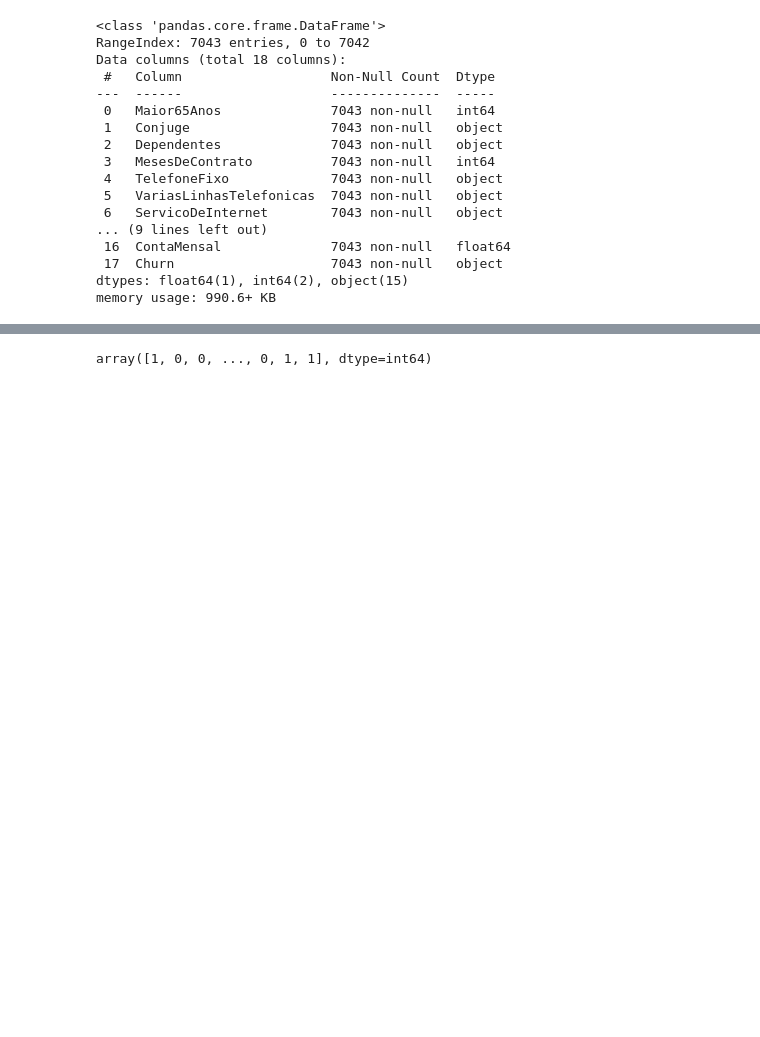
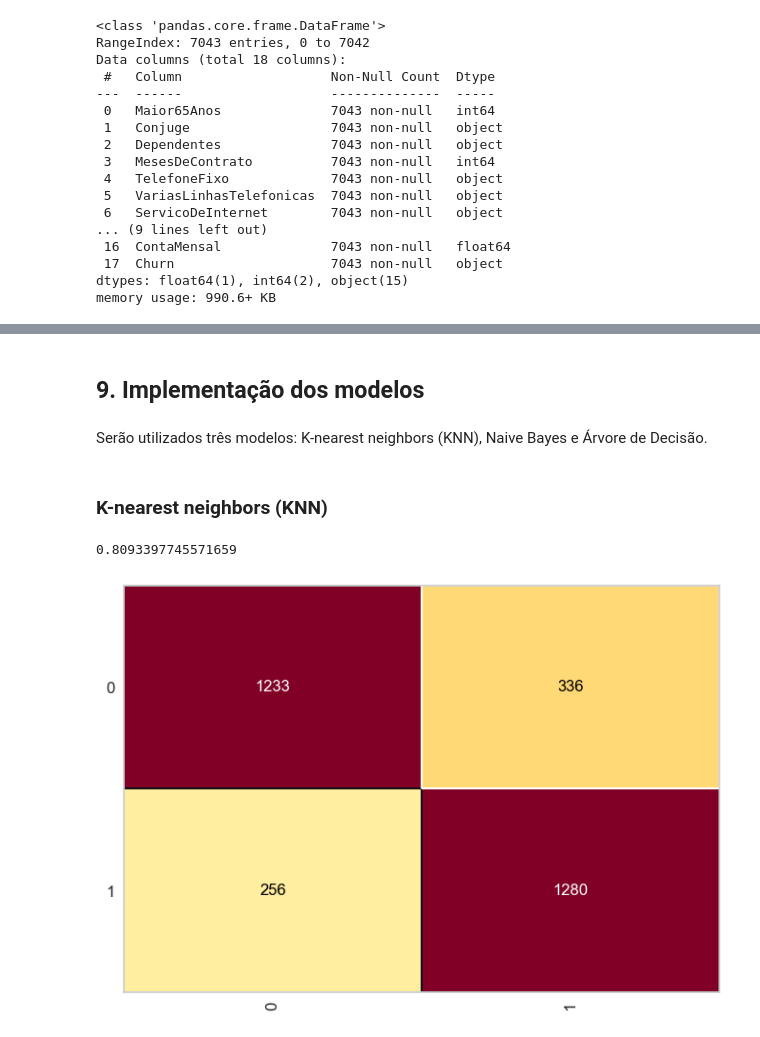
Before and after one commit to jesyavl/EX_ML01_churn, a Jupyter notebook: churn.ipynb, the cells around one changed output, grey strips where cells are left out. Drawn from its saved outputs; the diff is of its cells as text; code cells hidden in the pictures; blank space fills up the shorter version.

```diff
--- a/churn.ipynb
+++ b/churn.ipynb
@@ -307,0 +216,3 @@ X_treino, X_teste, y_treino, y_teste = train_test_split(X_normalizado, y, test_s
+# %%
+norm = StandardScaler()
+X = norm.fit_transform(X)
@@ -307,0 +232,2 @@ X_treino, X_teste, y_treino, y_teste = train_test_split(X_normalizado, y, test_s
+# %%
+X_treino, X_teste, y_treino, y_teste = train_test_split(X, y, test_size = 0.3, random_state = 123)
@@ -308,8 +243,17 @@ X_treino, X_teste, y_treino, y_teste = train_test_split(X_normalizado, y, test_s
+# %% [markdown]
+## 9. Implementação dos modelos
+# %% [markdown]
+Serão utilizados três modelos: K-nearest neighbors (KNN), Naive Bayes e Árvore de Decisão.
+# %% [markdown]
+### K-nearest neighbors (KNN)
 # %%
 knn = KNeighborsClassifier(metric = 'euclidean')
 knn.fit(X_treino, y_treino)
 predict_knn = knn.predict(X_teste)
-# %%
-predict_knn
-# %% [output]
-array([1, 0, 0, ..., 0, 1, 1], dtype=int64)
+# %%
+cm = ConfusionMatrix(knn)
+cm.fit(X_treino, y_treino)
+cm.score(X_teste, y_teste)
+# %% [output]
+0.8093397745571659
+[figure, added]
```
Also changed, not shown: parts of 110 cells of this notebook.
